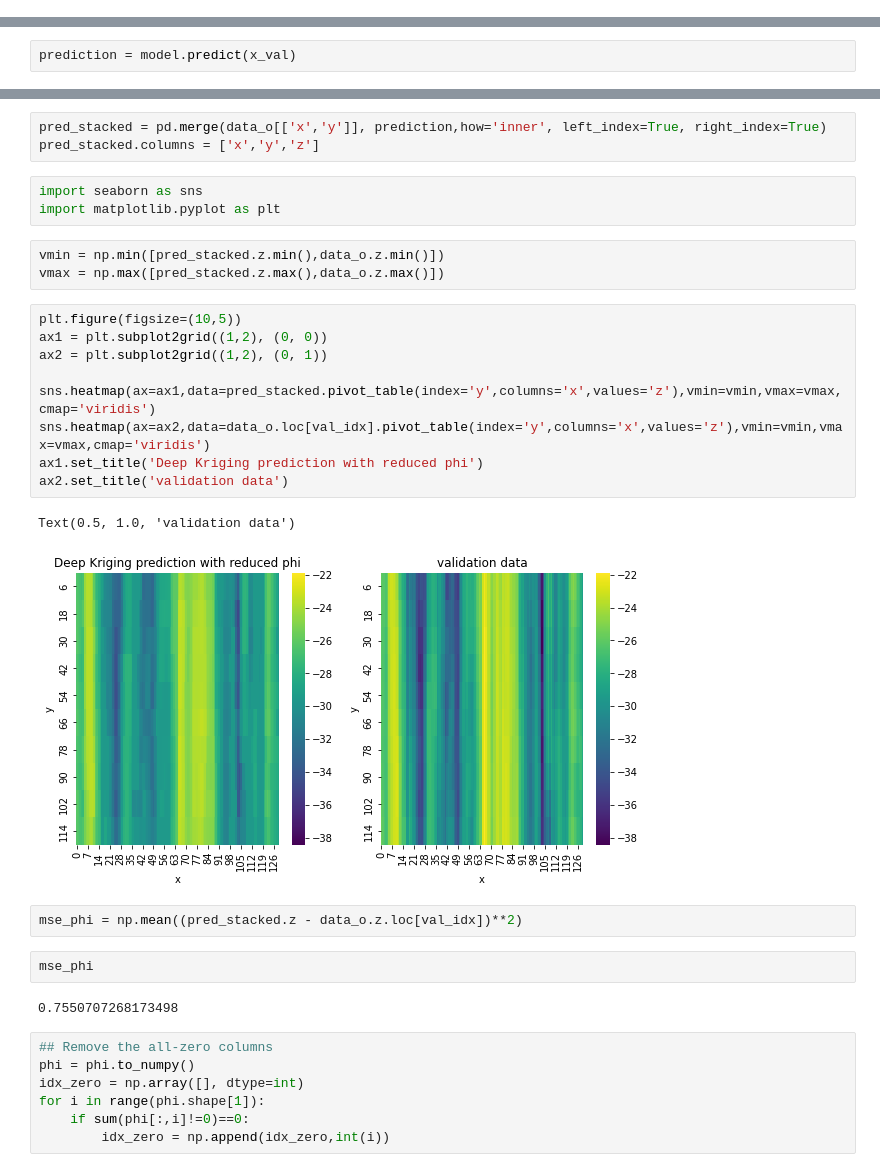
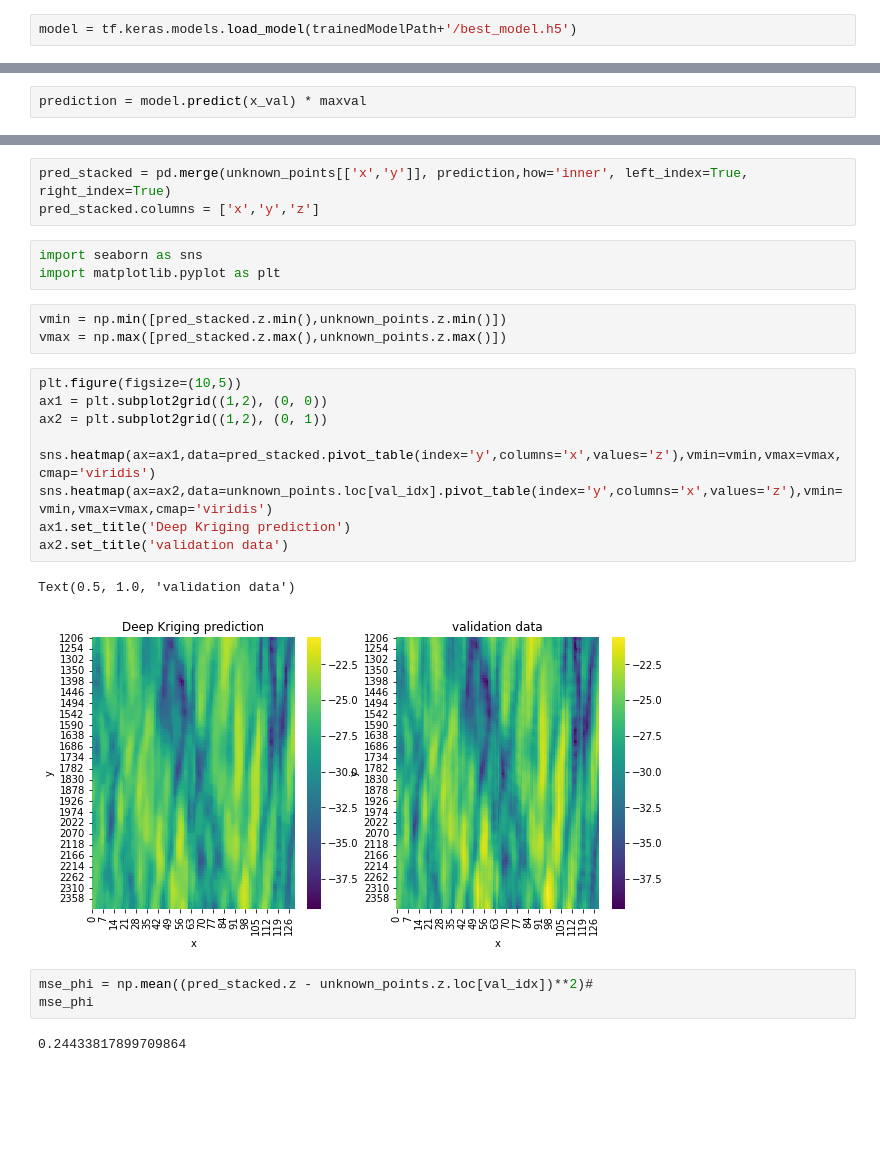
Before and after one commit to schmijul/thesis, a Jupyter notebook: deepkriging.ipynb, the cells around one changed output, grey strips where cells are left out. Cells and saved outputs as stored; diff of their text form; blank space fills up the shorter version.

```diff
--- a/deepkriging.ipynb
+++ b/deepkriging.ipynb
@@ -162,0 +160,2 @@ pd.DataFrame(history.history)[['loss','val_loss']]
+# %%
+model = tf.keras.models.load_model(trainedModelPath+'/best_model.h5')
@@ -163,3 +166,3 @@ pd.DataFrame(history.history)[['loss','val_loss']]
 # %%
-prediction = model.predict(x_val)
+prediction = model.predict(x_val) * maxval
 # %% [output]
@@ -169,36 +172,28 @@ prediction = pd.DataFrame(prediction)
 # %%
 prediction.index = val_idx
 # %%
-pred_stacked = pd.merge(data_o[['x','y']], prediction,how='inner', left_index=True, right_index=True)
+pred_stacked = pd.merge(unknown_points[['x','y']], prediction,how='inner', left_index=True, right_index=True)
 pred_stacked.columns = ['x','y','z']
 # %%
 import seaborn as sns
 import matplotlib.pyplot as plt
 # %%
-vmin = np.min([pred_stacked.z.min(),data_o.z.min()])
-vmax = np.max([pred_stacked.z.max(),data_o.z.max()])
+vmin = np.min([pred_stacked.z.min(),unknown_points.z.min()])
+vmax = np.max([pred_stacked.z.max(),unknown_points.z.max()])
 # %%
 plt.figure(figsize=(10,5))
 ax1 = plt.subplot2grid((1,2), (0, 0))
 ax2 = plt.subplot2grid((1,2), (0, 1))
 
 sns.heatmap(ax=ax1,data=pred_stacked.pivot_table(index='y',columns='x',values='z'),vmin=vmin,vmax=vmax,cmap='viridis')
-sns.heatmap(ax=ax2,data=data_o.loc[val_idx].pivot_table(index='y',columns='x',values='z'),vmin=vmin,vmax=vmax,cmap='viridis')
-ax1.set_title('Deep Kriging prediction with reduced phi')
+sns.heatmap(ax=ax2,data=unknown_points.loc[val_idx].pivot_table(index='y',columns='x',values='z'),vmin=vmin,vmax=vmax,cmap='viridis')
+ax1.set_title('Deep Kriging prediction')
 ax2.set_title('validation data')
 # %% [output]
 Text(0.5, 1.0, 'validation data')
-[figure, old version]
+[figure, new version]
 # %%
-mse_phi = np.mean((pred_stacked.z - data_o.z.loc[val_idx])**2)
+mse_phi = np.mean((pred_stacked.z - unknown_points.z.loc[val_idx])**2)#
+mse_phi
+# %% [output]
+0.24433817899709864
-# %%
-mse_phi
-# %% [output]
-0.7550707268173498
-# %%
-## Remove the all-zero columns
-phi = phi.to_numpy()
-idx_zero = np.array([], dtype=int)
-for i in range(phi.shape[1]):
-    if sum(phi[:,i]!=0)==0:
-        idx_zero = np.append(idx_zero,int(i))
```
Also changed, not shown: parts of 26 cells of this notebook, 4 other files.
